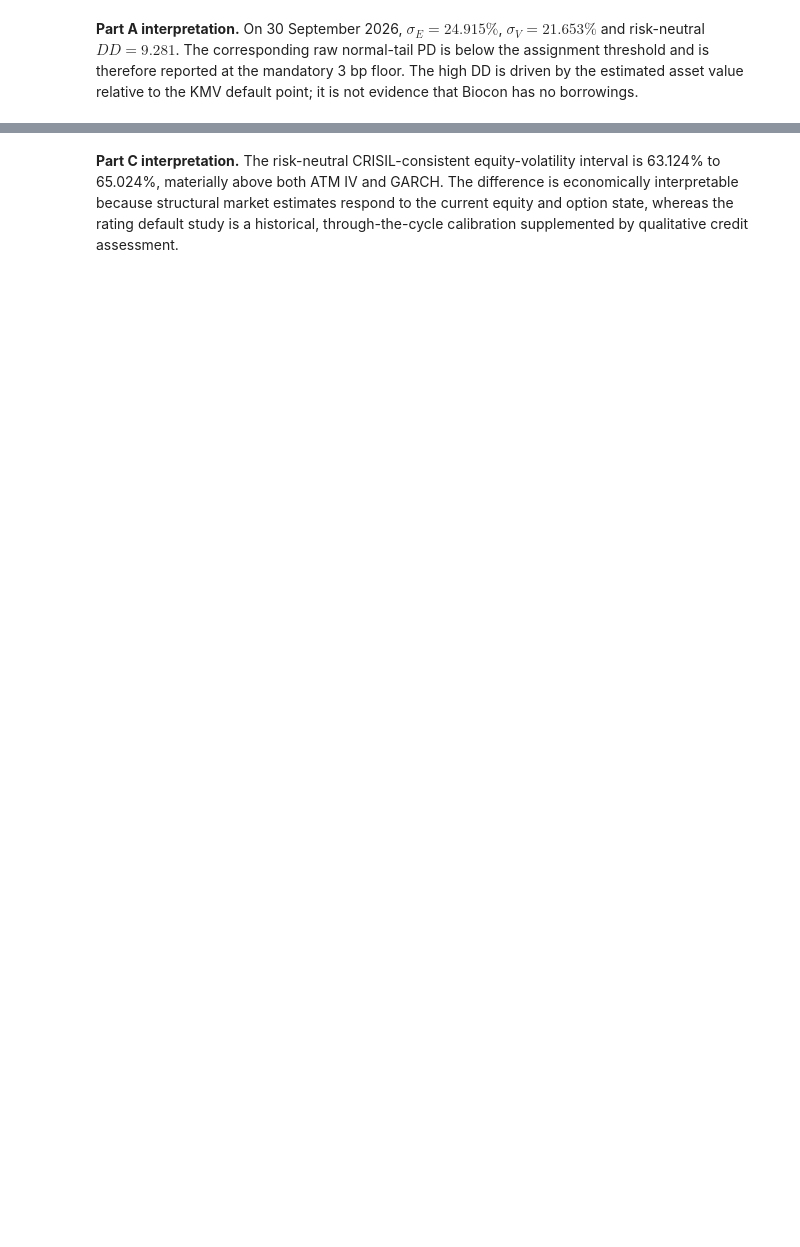
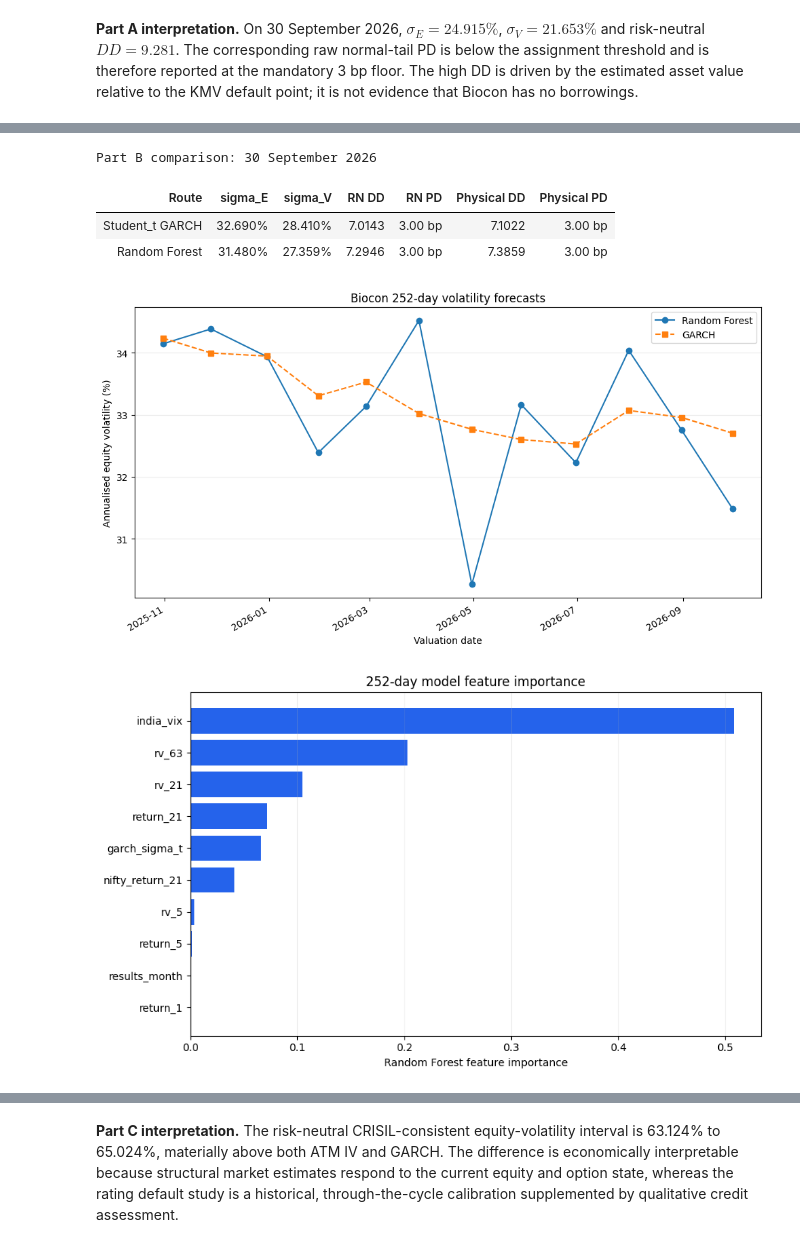
Before and after one commit to Yash-agarwal-13/FRAM, a Jupyter notebook: final/FRAM_Biocon_Final.ipynb, the cells around one changed output, grey strips where cells are left out. Saved outputs shown, nothing was run; the diff lists cells and outputs as text; code cells hidden in the pictures; blank space fills up the shorter version.

Commit message:
Finalize Biocon notebook and remove report artifacts

```diff
--- a/final/FRAM_Biocon_Final.ipynb
+++ b/final/FRAM_Biocon_Final.ipynb
@@ -1762,6 +1870,72 @@ def figures(forecasts, importance, ml_merton):
     plt.show()
 
 
+def part_b_main_date_table(ml_merton):
+    """Compare the two required Part B routes on 30 September 2026."""
+    target = pd.Timestamp('2026-09-30')
+    garch = pd.read_csv(
+        ROOT / 'data/processed/garch_merton_results.csv',
+        parse_dates=['valuation_date'],
+    )
+    garch = garch.loc[garch.valuation_date.eq(target)]
+    ml = ml_merton.loc[ml_merton.valuation_date.eq(target)]
+    assert len(garch) == 1 and len(ml) == 1
+
+    rows = []
+    for route, frame in [
+        ('Student_t GARCH', garch),
+        ('Random Forest', ml),
+    ]:
+        row = frame.iloc[0]
+        rows.append({
+            'route': route,
+            'sigma_e': row.sigma_e,
+            'sigma_v': row.sigma_v,
+            'dd_risk_neutral': row.dd_risk_neutral,
+            'pd_risk_neutral_bp': row.pd_risk_neutral_bp,
+            'dd_physical': row.dd_physical,
+            'pd_physical_bp': row.pd_physical_bp,
+        })
+    return pd.DataFrame(rows)
+
+
+def display_part_b_table(comparison):
+    """Show a compact professional table in notebooks with a terminal fallback."""
+    labels = {
+        'route': 'Route',
+        'sigma_e': 'sigma_E',
+        'sigma_v': 'sigma_V',
+        'dd_risk_neutral': 'RN DD',
+        'pd_risk_neutral_bp': 'RN PD',
+        'dd_physical': 'Physical DD',
+        'pd_physical_bp': 'Physical PD',
+    }
+    view = comparison.rename(columns=labels)
+    try:
+        from IPython import get_ipython
+        from IPython.display import display
+        if get_ipython() is not None:
+            display(view.style.hide(axis='index').format({
+                'sigma_E': '{:.3%}',
+                'sigma_V': '{:.3%}',
+                'RN DD': '{:.4f}',
+                'RN PD': '{:.2f} bp',
+                'Physical DD': '{:.4f}',
+                'Physical PD': '{:.2f} bp',
+            }).set_caption('Part B comparison: 30 September 2026'))
+            return
+    except ImportError:
+        pass
+    print(view.to_string(index=False, formatters={
+        'sigma_E': '{:.3%}'.format,
+        'sigma_V': '{:.3%}'.format,
+        'RN DD': '{:.4f}'.format,
+        'RN PD': '{:.2f} bp'.format,
+        'Physical DD': '{:.4f}'.format,
+        'Physical PD': '{:.2f} bp'.format,
+    }))
+
+
 def main():
     panel = build_panel()
     all_forecasts, all_accuracy, all_tuning, importances = [], [], [], {}
@@ -1805,6 +1979,8 @@ def main():
     forecasts.to_csv(out / 'ml_volatility_forecasts.csv', index=False)
     importance.to_csv(out / 'ml_feature_importance.csv', index=False)
     ml_merton.to_csv(out / 'ml_merton_results.csv', index=False)
+    comparison = part_b_main_date_table(ml_merton)
+    comparison.to_csv(out / 'part_b_main_date_comparison.csv', index=False)
 
     print('\nOUT-OF-SAMPLE ACCURACY')
     print(accuracy[['horizon_days', 'model', 'test_rows', 'rmse', 'mae',
@@ -1818,8 +1994,11 @@ def main():
         'sigma_e', 'sigma_v', 'dd_risk_neutral', 'pd_risk_neutral_bp',
         'dd_physical', 'pd_physical_bp',
     ]].to_string())
+    print('\n30 SEPTEMBER 2026 - PART B COMPARISON')
+    display_part_b_table(comparison)
     figures(forecasts, importances[252], ml_merton)
 
 
 
 main()
+# %% [output]
@@ -1825,0 +2022,6 @@ main()
+Part B comparison: 30 September 2026
+| Route | sigma_E | sigma_V | RN DD | RN PD | Physical DD | Physical PD |
+| Student_t GARCH | 32.690% | 28.410% | 7.0143 | 3.00 bp | 7.1022 | 3.00 bp |
+| Random Forest | 31.480% | 27.359% | 7.2946 | 3.00 bp | 7.3859 | 3.00 bp |
+[figure, added]
+[figure, added]
```
Also changed, not shown: parts of 19 cells of this notebook, 42 other files.
